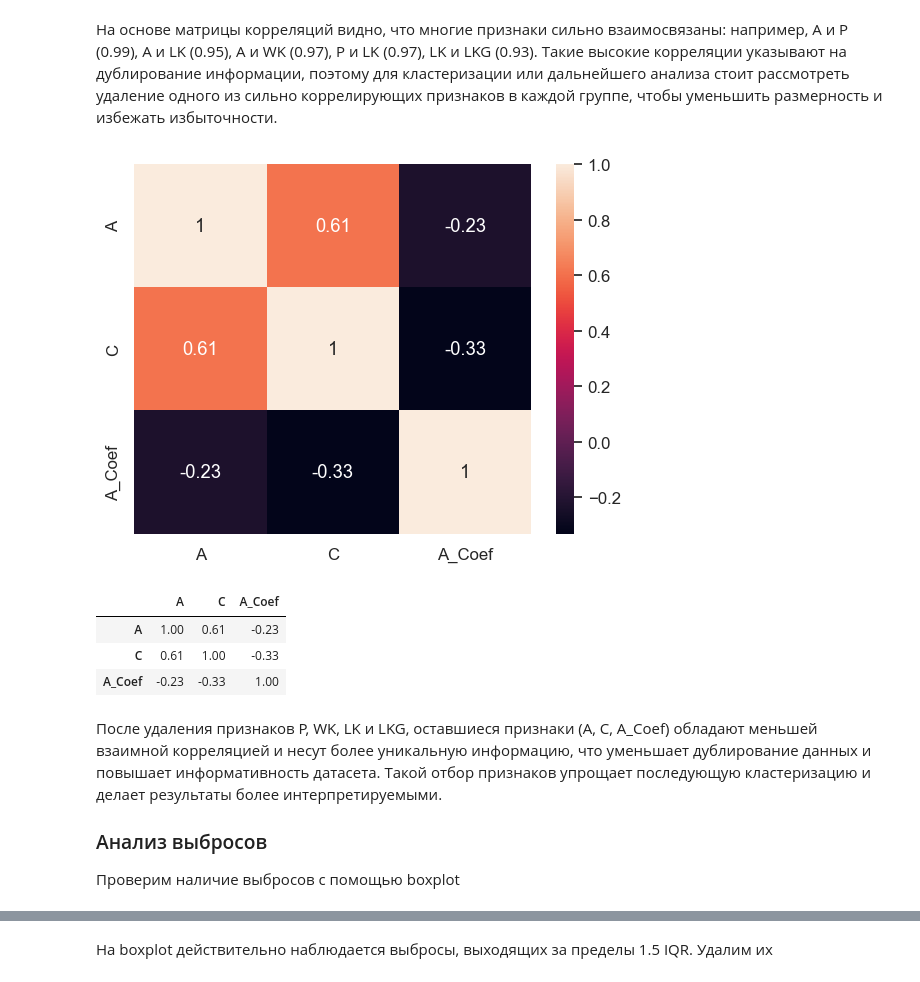
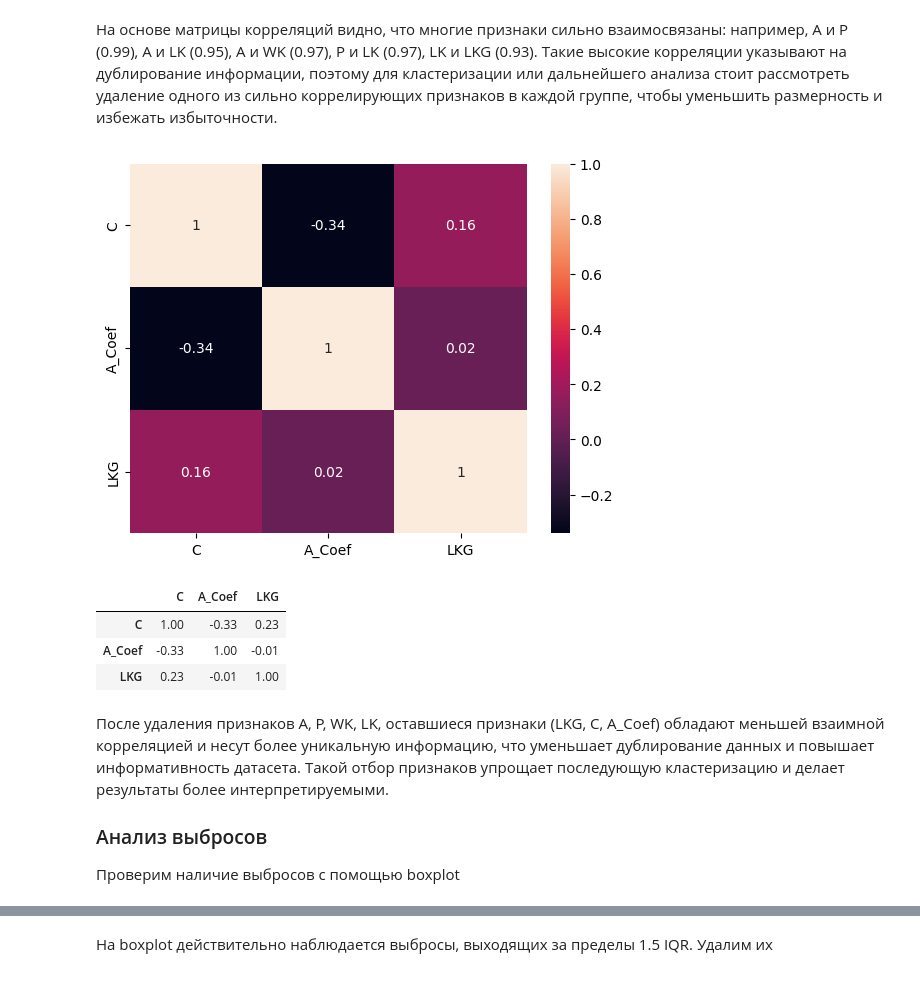
Before and after one commit to Katherine7568/MO, a Jupyter notebook: laba4.ipynb, the cells around one changed output, grey strips where cells are left out. Saved outputs shown, nothing was run; the diff lists cells and outputs as text; code cells hidden in the pictures.

```diff
--- a/laba4.ipynb
+++ b/laba4.ipynb
@@ -131,0 +134,17 @@ plt.show()
+# %%
+from sklearn.inspection import permutation_importance
+from sklearn.ensemble import RandomForestClassifier
+
+
+
+clf = RandomForestClassifier(n_estimators=100, random_state=42)
+
+clf.fit(data, y_true)
+
+result = permutation_importance(
+    clf, data, y_true, n_repeats=10, random_state=42, n_jobs=-1
+)
+
+sorted_idx = result.importances_mean.argsort()[::-1]
+for idx in sorted_idx:
+    print(f"{data.columns[idx]}: {result.importances_mean[idx]:.4f} ± {result.importances_std[idx]:.4f}")
@@ -148,22 +177,24 @@ data.corr().round(2)
 # %% [markdown]
 На основе матрицы корреляций видно, что многие признаки сильно взаимосвязаны: например, A и P (0.99), A и LK (0.95), A и WK (0.97), P и LK (0.97), LK и LKG (0.93). Такие высокие корреляции указывают на дублирование информации, поэтому для кластеризации или дальнейшего анализа стоит рассмотреть удаление одного из сильно коррелирующих признаков в каждой группе, чтобы уменьшить размерность и избежать избыточности.
 # %%
+data.drop(columns=['A'], inplace=True)
 data.drop(columns=['P'], inplace=True)
+# data.drop(columns=['C'], inplace=True)
 data.drop(columns=['WK'], inplace=True)
 data.drop(columns=['LK'], inplace=True)
-data.drop(columns=['LKG'], inplace=True)
+# data.drop(columns=['LKG'], inplace=True)
 # %%
-sns.heatmap(data.corr().round(2), annot=True)
+sns.heatmap(data.corr(method='spearman').round(2), annot=True)
 plt.show()
 data.corr().round(2)
 # %% [output]
-[figure, old version]
+[figure, new version]
-|  | A | C | A_Coef |
-| A | 1.00 | 0.61 | -0.23 |
-| C | 0.61 | 1.00 | -0.33 |
-| A_Coef | -0.23 | -0.33 | 1.00 |
+|  | C | A_Coef | LKG |
+| C | 1.00 | -0.33 | 0.23 |
+| A_Coef | -0.33 | 1.00 | -0.01 |
+| LKG | 0.23 | -0.01 | 1.00 |
 # %% [markdown]
-После удаления признаков P, WK, LK и LKG, оставшиеся признаки (A, C, A_Coef) обладают меньшей взаимной корреляцией и несут более уникальную информацию, что уменьшает дублирование данных и повышает информативность датасета. Такой отбор признаков упрощает последующую кластеризацию и делает результаты более интерпретируемыми.
+После удаления признаков A, P, WK, LK, оставшиеся признаки (LKG, C, A_Coef) обладают меньшей взаимной корреляцией и несут более уникальную информацию, что уменьшает дублирование данных и повышает информативность датасета. Такой отбор признаков упрощает последующую кластеризацию и делает результаты более интерпретируемыми.
 
 
 ### Анализ выбросов
```
Also changed, not shown: parts of 31 cells of this notebook.
